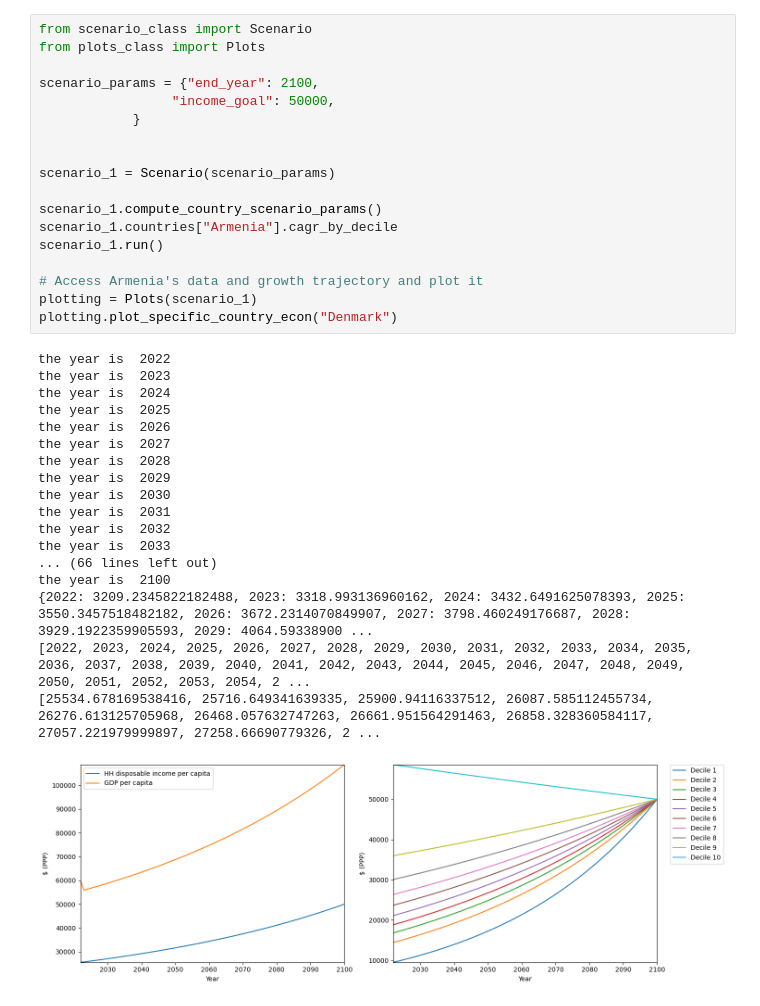
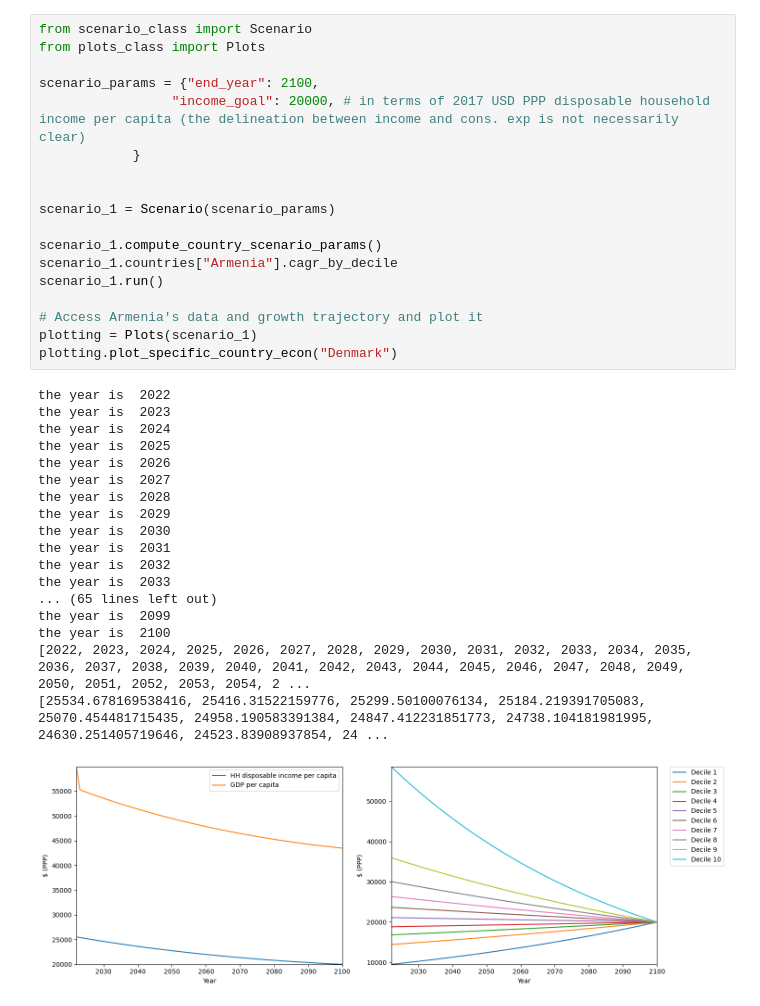
Before and after one commit to yannickoswald/convergence, a Jupyter notebook: run_scenario.ipynb, the cells around one changed output. Drawn from its saved outputs; the diff is of its cells as text.

```diff
--- a/run_scenario.ipynb
+++ b/run_scenario.ipynb
@@ -3,35 +3,35 @@ from scenario_class import Scenario
 from plots_class import Plots
 
 scenario_params = {"end_year": 2100,
-                 "income_goal": 50000,
+                 "income_goal": 20000, # in terms of 2017 USD PPP disposable household income per capita (the delineation between income and cons. exp is not necessarily clear)
             }
 
 
 scenario_1 = Scenario(scenario_params)
 
 scenario_1.compute_country_scenario_params()
 scenario_1.countries["Armenia"].cagr_by_decile
 scenario_1.run()
 
 # Access Armenia's data and growth trajectory and plot it
 plotting = Plots(scenario_1)
 plotting.plot_specific_country_econ("Denmark")
 # %% [output]
 the year is  2022
 the year is  2023
 the year is  2024
 the year is  2025
 the year is  2026
 the year is  2027
 the year is  2028
 the year is  2029
 the year is  2030
 the year is  2031
 the year is  2032
 the year is  2033
-... (66 lines left out)
+... (65 lines left out)
+the year is  2099
 the year is  2100
-{2022: 3209.2345822182488, 2023: 3318.993136960162, 2024: 3432.6491625078393, 2025: 3550.3457518482182, 2026: 3672.2314070849907, 2027: 3798.460249176687, 2028: 3929.1922359905593, 2029: 4064.59338900 ...
 [2022, 2023, 2024, 2025, 2026, 2027, 2028, 2029, 2030, 2031, 2032, 2033, 2034, 2035, 2036, 2037, 2038, 2039, 2040, 2041, 2042, 2043, 2044, 2045, 2046, 2047, 2048, 2049, 2050, 2051, 2052, 2053, 2054, 2 ...
-[25534.678169538416, 25716.649341639335, 25900.94116337512, 26087.585112455734, 26276.613125705968, 26468.057632747263, 26661.951564291463, 26858.328360584117, 27057.221979999897, 27258.66690779326, 2 ...
+[25534.678169538416, 25416.31522159776, 25299.50100076134, 25184.219391705083, 25070.454481715435, 24958.190583391384, 24847.412231851773, 24738.104181981995, 24630.251405719646, 24523.83908937854, 24 ...
-[figure, old version]
+[figure, new version]
```
Also changed, not shown: 1 other file.
